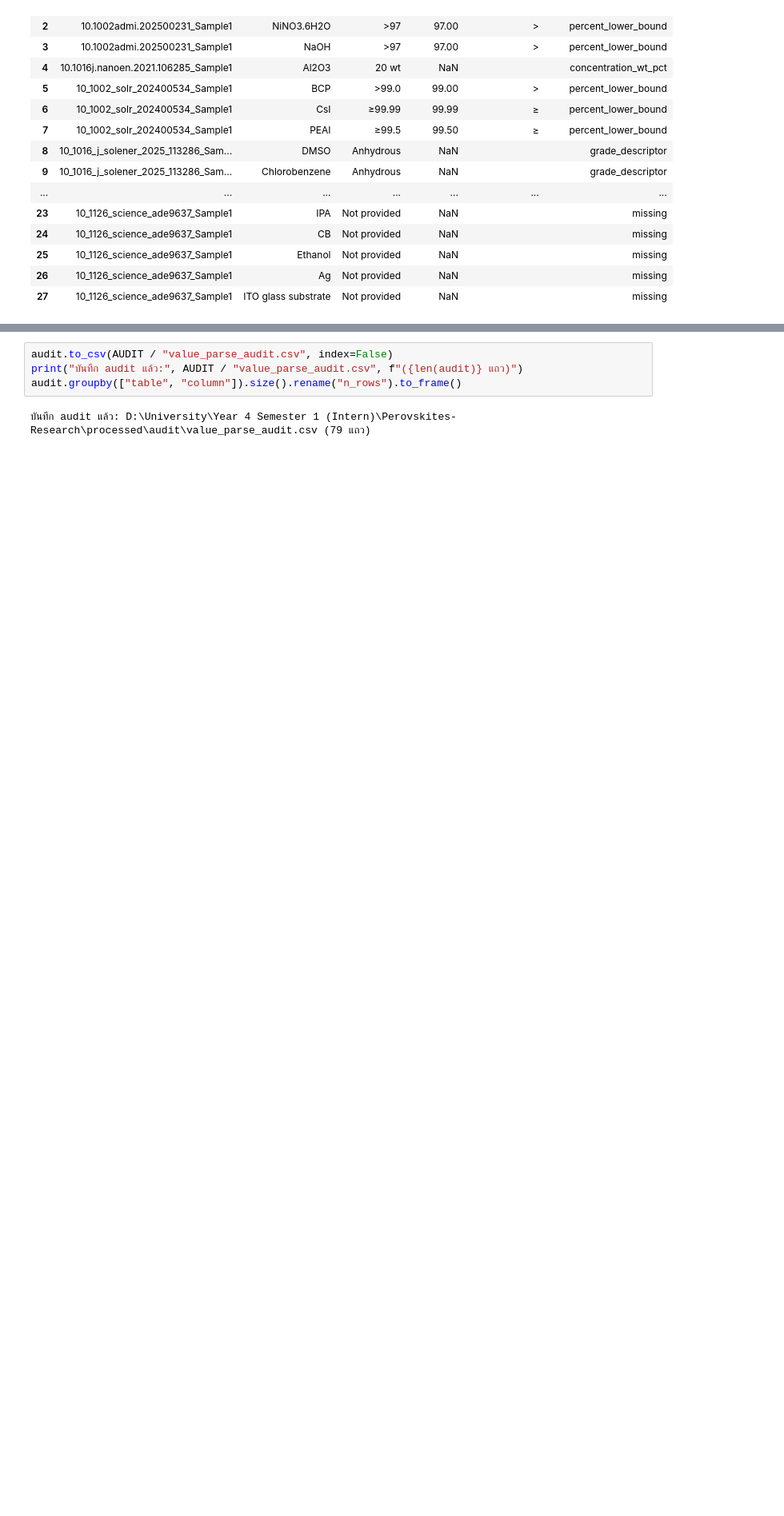
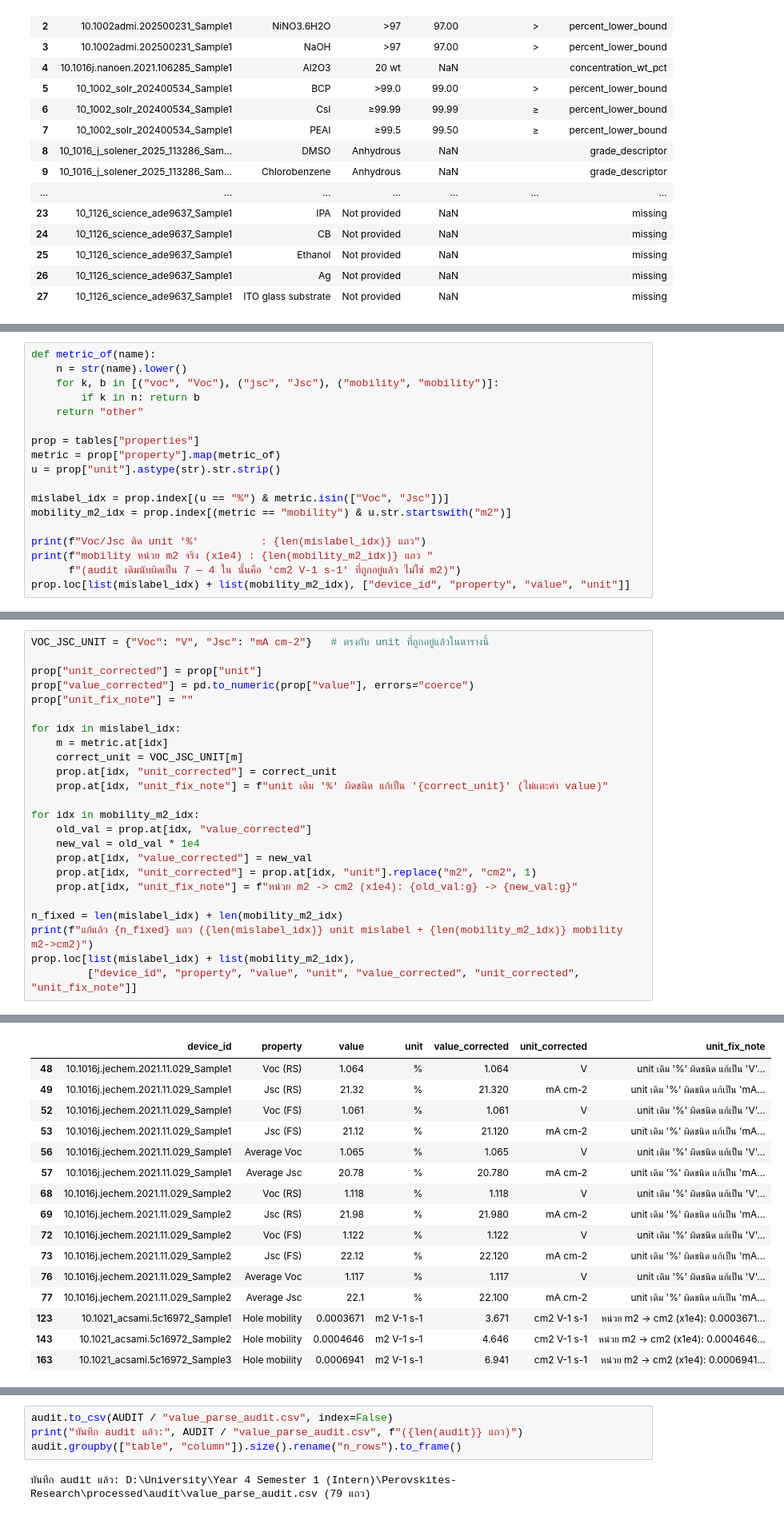
Before and after one commit to NiOx-based-Perovskite-Solar-Cell/Perovskite-Research, a Jupyter notebook: notebooks/column_prepare.ipynb, the cells around one changed output, grey strips where cells are left out. Shown at 80% size. Saved outputs shown, nothing was run; the diff lists cells and outputs as text; blank space fills up the shorter version.

```diff
--- a/notebooks/column_prepare.ipynb
+++ b/notebooks/column_prepare.ipynb
@@ -1061,0 +839,18 @@ ven.loc[hit, ["device_id", "material", "purity", "purity_pct",
+# %%
+def metric_of(name):
+    n = str(name).lower()
+    for k, b in [("voc", "Voc"), ("jsc", "Jsc"), ("mobility", "mobility")]:
+        if k in n: return b
+    return "other"
+
+prop = tables["properties"]
+metric = prop["property"].map(metric_of)
+u = prop["unit"].astype(str).str.strip()
+
+mislabel_idx = prop.index[(u == "%") & metric.isin(["Voc", "Jsc"])]
+mobility_m2_idx = prop.index[(metric == "mobility") & u.str.startswith("m2")]
+
+print(f"Voc/Jsc ติด unit '%'          : {len(mislabel_idx)} แถว")
+print(f"mobility หน่วย m2 จริง (x1e4) : {len(mobility_m2_idx)} แถว "
+      f"(audit เดิมนับผิดเป็น 7 — 4 ใน นั้นคือ 'cm2 V-1 s-1' ที่ถูกอยู่แล้ว ไม่ใช่ m2)")
+prop.loc[list(mislabel_idx) + list(mobility_m2_idx), ["device_id", "property", "value", "unit"]]
@@ -1061,0 +896,25 @@ ven.loc[hit, ["device_id", "material", "purity", "purity_pct",
+# %%
+VOC_JSC_UNIT = {"Voc": "V", "Jsc": "mA cm-2"}   # ตรงกับ unit ที่ถูกอยู่แล้วในตารางนี้
+
+prop["unit_corrected"] = prop["unit"]
+prop["value_corrected"] = pd.to_numeric(prop["value"], errors="coerce")
+prop["unit_fix_note"] = ""
+
+for idx in mislabel_idx:
+    m = metric.at[idx]
+    correct_unit = VOC_JSC_UNIT[m]
+    prop.at[idx, "unit_corrected"] = correct_unit
+    prop.at[idx, "unit_fix_note"] = f"unit เดิม '%' ผิดชนิด แก้เป็น '{correct_unit}' (ไม่แตะค่า value)"
+
+for idx in mobility_m2_idx:
+    old_val = prop.at[idx, "value_corrected"]
+    new_val = old_val * 1e4
+    prop.at[idx, "value_corrected"] = new_val
+    prop.at[idx, "unit_corrected"] = prop.at[idx, "unit"].replace("m2", "cm2", 1)
+    prop.at[idx, "unit_fix_note"] = f"หน่วย m2 -> cm2 (x1e4): {old_val:g} -> {new_val:g}"
+
+n_fixed = len(mislabel_idx) + len(mobility_m2_idx)
+print(f"แก้แล้ว {n_fixed} แถว ({len(mislabel_idx)} unit mislabel + {len(mobility_m2_idx)} mobility m2->cm2)")
+prop.loc[list(mislabel_idx) + list(mobility_m2_idx),
+         ["device_id", "property", "value", "unit", "value_corrected", "unit_corrected", "unit_fix_note"]]
+# %% [output]
@@ -1061,0 +922,16 @@ ven.loc[hit, ["device_id", "material", "purity", "purity_pct",
+|  | device_id | property | value | unit | value_corrected | unit_corrected | unit_fix_note |
+| 48 | 10.1016j.jechem.2021.11.029_Sample1 | Voc (RS) | 1.064 | % | 1.064 | V | unit เดิม '%' ผิดชนิด แก้เป็น 'V'... |
+| 49 | 10.1016j.jechem.2021.11.029_Sample1 | Jsc (RS) | 21.32 | % | 21.320 | mA cm-2 | unit เดิม '%' ผิดชนิด แก้เป็น 'mA... |
+| 52 | 10.1016j.jechem.2021.11.029_Sample1 | Voc (FS) | 1.061 | % | 1.061 | V | unit เดิม '%' ผิดชนิด แก้เป็น 'V'... |
+| 53 | 10.1016j.jechem.2021.11.029_Sample1 | Jsc (FS) | 21.12 | % | 21.120 | mA cm-2 | unit เดิม '%' ผิดชนิด แก้เป็น 'mA... |
+| 56 | 10.1016j.jechem.2021.11.029_Sample1 | Average Voc | 1.065 | % | 1.065 | V | unit เดิม '%' ผิดชนิด แก้เป็น 'V'... |
+| 57 | 10.1016j.jechem.2021.11.029_Sample1 | Average Jsc | 20.78 | % | 20.780 | mA cm-2 | unit เดิม '%' ผิดชนิด แก้เป็น 'mA... |
+| 68 | 10.1016j.jechem.2021.11.029_Sample2 | Voc (RS) | 1.118 | % | 1.118 | V | unit เดิม '%' ผิดชนิด แก้เป็น 'V'... |
+| 69 | 10.1016j.jechem.2021.11.029_Sample2 | Jsc (RS) | 21.98 | % | 21.980 | mA cm-2 | unit เดิม '%' ผิดชนิด แก้เป็น 'mA... |
+| 72 | 10.1016j.jechem.2021.11.029_Sample2 | Voc (FS) | 1.122 | % | 1.122 | V | unit เดิม '%' ผิดชนิด แก้เป็น 'V'... |
+| 73 | 10.1016j.jechem.2021.11.029_Sample2 | Jsc (FS) | 22.12 | % | 22.120 | mA cm-2 | unit เดิม '%' ผิดชนิด แก้เป็น 'mA... |
+| 76 | 10.1016j.jechem.2021.11.029_Sample2 | Average Voc | 1.117 | % | 1.117 | V | unit เดิม '%' ผิดชนิด แก้เป็น 'V'... |
+| 77 | 10.1016j.jechem.2021.11.029_Sample2 | Average Jsc | 22.1 | % | 22.100 | mA cm-2 | unit เดิม '%' ผิดชนิด แก้เป็น 'mA... |
+| 123 | 10.1021_acsami.5c16972_Sample1 | Hole mobility | 0.0003671 | m2 V-1 s-1 | 3.671 | cm2 V-1 s-1 | หน่วย m2 -> cm2 (x1e4): 0.0003671... |
+| 143 | 10.1021_acsami.5c16972_Sample2 | Hole mobility | 0.0004646 | m2 V-1 s-1 | 4.646 | cm2 V-1 s-1 | หน่วย m2 -> cm2 (x1e4): 0.0004646... |
+| 163 | 10.1021_acsami.5c16972_Sample3 | Hole mobility | 0.0006941 | m2 V-1 s-1 | 6.941 | cm2 V-1 s-1 | หน่วย m2 -> cm2 (x1e4): 0.0006941... |
```
Also changed, not shown: parts of 121 cells of this notebook, 14 other files.
